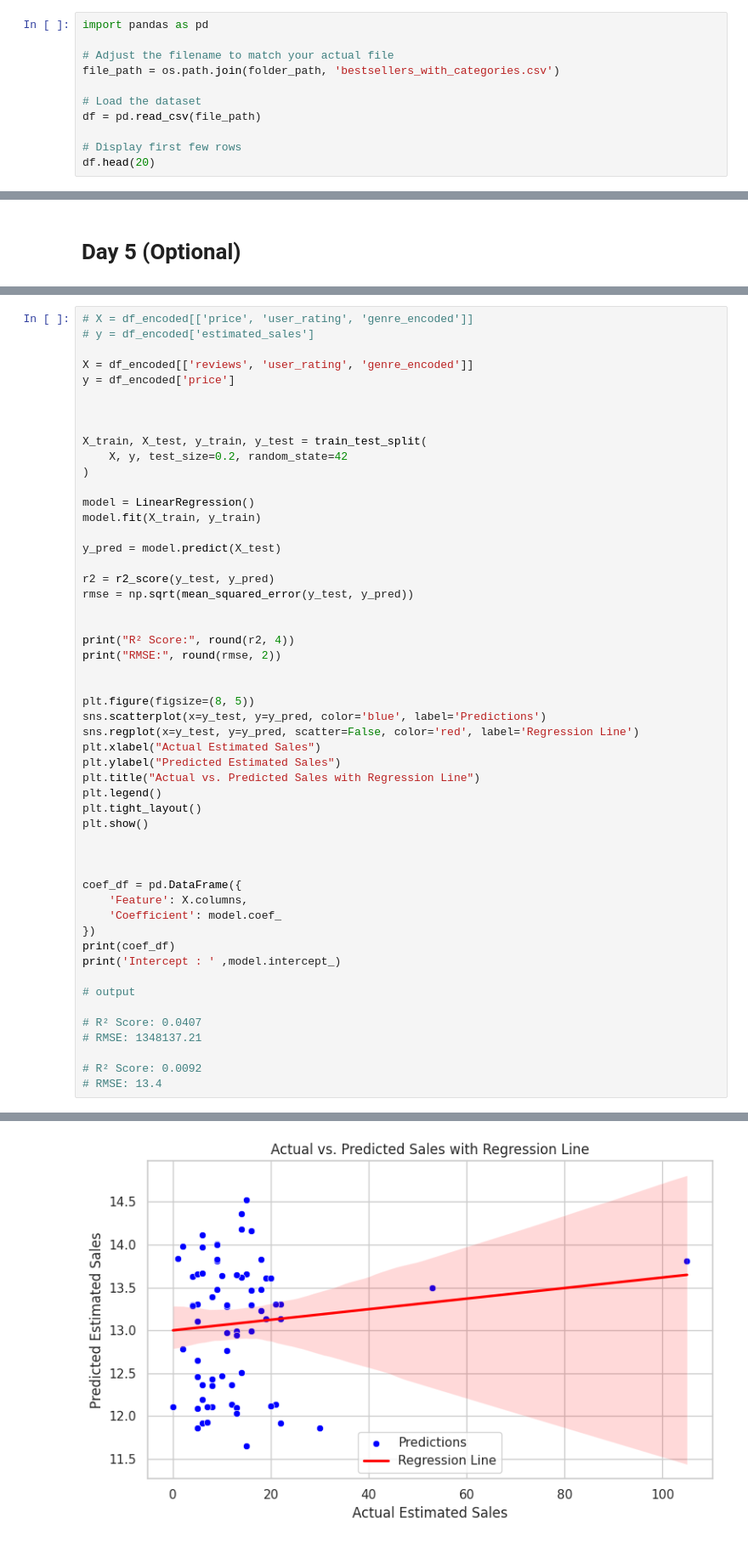
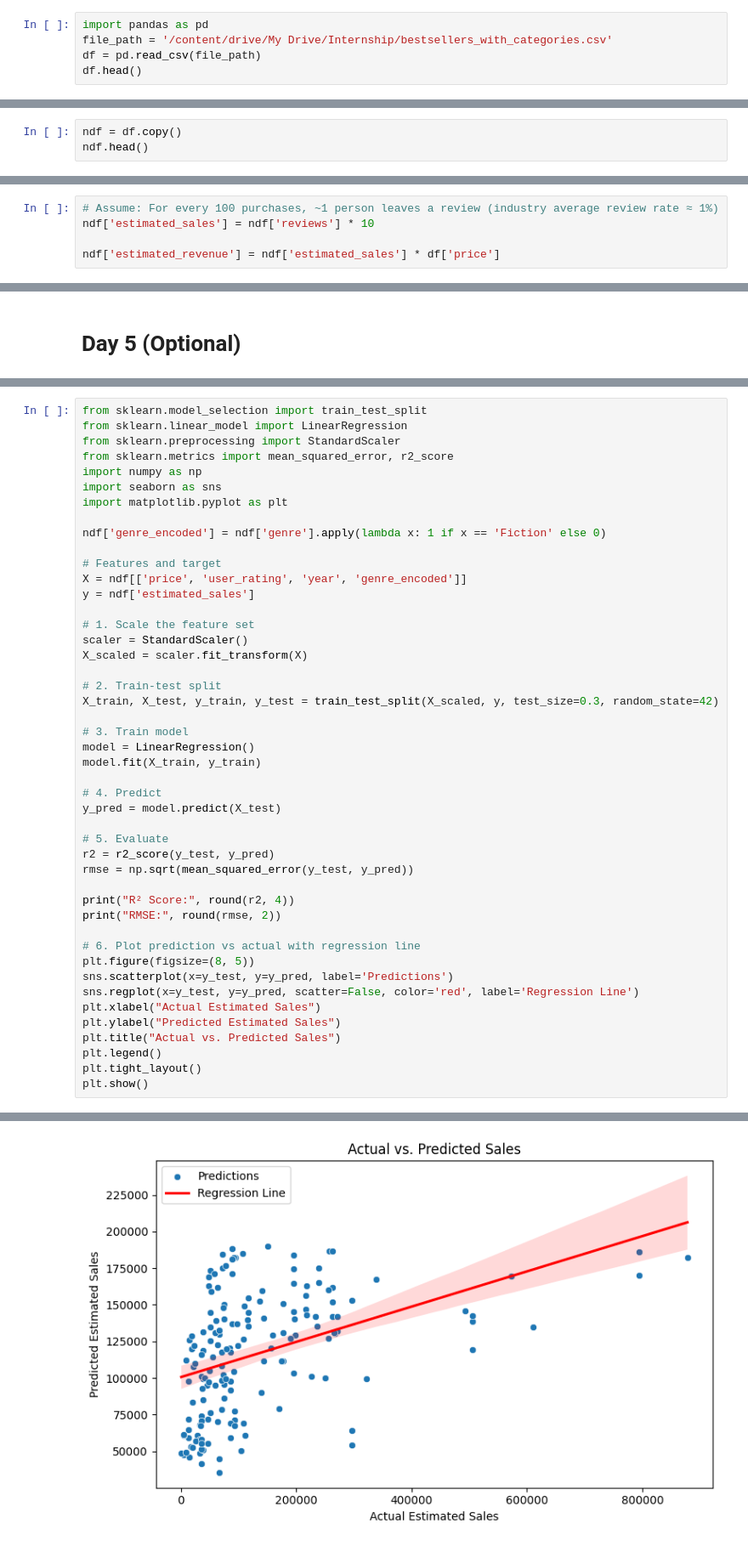
Before and after one commit to devarajma/Internship, a Jupyter notebook: BestSeller.ipynb, the cells around one changed output, grey strips where cells are left out. Shown at 85% size. Drawn from its saved outputs; the diff is of its cells as text.

```diff
--- a/BestSeller.ipynb
+++ b/BestSeller.ipynb
@@ -19,14 +5,8 @@ os.listdir(folder_path)
 # %%
 import pandas as pd
-
-# Adjust the filename to match your actual file
-file_path = os.path.join(folder_path, 'bestsellers_with_categories.csv')
-
-# Load the dataset
+file_path = '/content/drive/My Drive/Internship/bestsellers_with_categories.csv'
 df = pd.read_csv(file_path)
-
-# Display first few rows
-df.head(20)
+df.head()
 # %% [output]
 |  | Name | Author | User Rating | Reviews | Price | Year | Genre |
 | 0 | 10-Day Green Smoothie Cleanse | JJ Smith | 4.7 | 17350 | 8 | 2016 | Non Fiction |
@@ -257,0 +309,3 @@ cdf.head()
+# %%
+ndf = df.copy()
+ndf.head()
@@ -304,3 +342,8 @@ cdf['estimated_revenue'] = cdf['estimated_sales'] * df['price']
+# %%
+# Assume: For every 100 purchases, ~1 person leaves a review (industry average review rate ≈ 1%)
+ndf['estimated_sales'] = ndf['reviews'] * 10
+
+ndf['estimated_revenue'] = ndf['estimated_sales'] * df['price']
 # %%
 ndf.shape[0]
 # %% [output]
@@ -477,53 +484,47 @@ print(df_encoded.head())
 # %%
-# X = df_encoded[['price', 'user_rating', 'genre_encoded']]
-# y = df_encoded['estimated_sales']
+from sklearn.model_selection import train_test_split
+from sklearn.linear_model import LinearRegression
+from sklearn.preprocessing import StandardScaler
+from sklearn.metrics import mean_squared_error, r2_score
+import numpy as np
+import seaborn as sns
+import matplotlib.pyplot as plt
 
-X = df_encoded[['reviews', 'user_rating', 'genre_encoded']]
-y = df_encoded['price']
+ndf['genre_encoded'] = ndf['genre'].apply(lambda x: 1 if x == 'Fiction' else 0)
 
+# Features and target
+X = ndf[['price', 'user_rating', 'year', 'genre_encoded']]
+y = ndf['estimated_sales']
 
+# 1. Scale the feature set
+scaler = StandardScaler()
+X_scaled = scaler.fit_transform(X)
 
-X_train, X_test, y_train, y_test = train_test_split(
-    X, y, test_size=0.2, random_state=42
-)
+# 2. Train-test split
+X_train, X_test, y_train, y_test = train_test_split(X_scaled, y, test_size=0.3, random_state=42)
 
+# 3. Train model
 model = LinearRegression()
 model.fit(X_train, y_train)
 
+# 4. Predict
 y_pred = model.predict(X_test)
 
+# 5. Evaluate
 r2 = r2_score(y_test, y_pred)
 rmse = np.sqrt(mean_squared_error(y_test, y_pred))
-
 
 print("R² Score:", round(r2, 4))
 print("RMSE:", round(rmse, 2))
 
-
+# 6. Plot prediction vs actual with regression line
 plt.figure(figsize=(8, 5))
-sns.scatterplot(x=y_test, y=y_pred, color='blue', label='Predictions')
+sns.scatterplot(x=y_test, y=y_pred, label='Predictions')
 sns.regplot(x=y_test, y=y_pred, scatter=False, color='red', label='Regression Line')
 plt.xlabel("Actual Estimated Sales")
 plt.ylabel("Predicted Estimated Sales")
-plt.title("Actual vs. Predicted Sales with Regression Line")
+plt.title("Actual vs. Predicted Sales")
 plt.legend()
 plt.tight_layout()
 plt.show()
-
-
-
-coef_df = pd.DataFrame({
-    'Feature': X.columns,
-    'Coefficient': model.coef_
-})
-print(coef_df)
-print('Intercept : ' ,model.intercept_)
-
-# output
-
-# R² Score: 0.0407
-# RMSE: 1348137.21
-
-# R² Score: 0.0092
-# RMSE: 13.4
 # %% [output]
@@ -532 +533 @@ RMSE: 13.4
-[figure, old version]
+[figure, new version]
```
Also changed, not shown: parts of 53 cells of this notebook.
